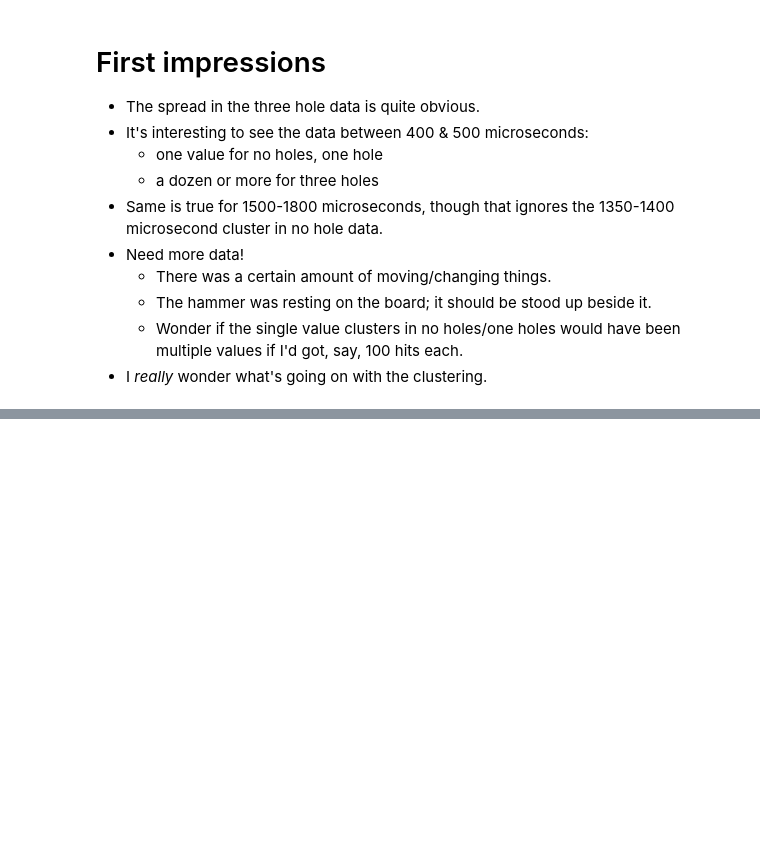
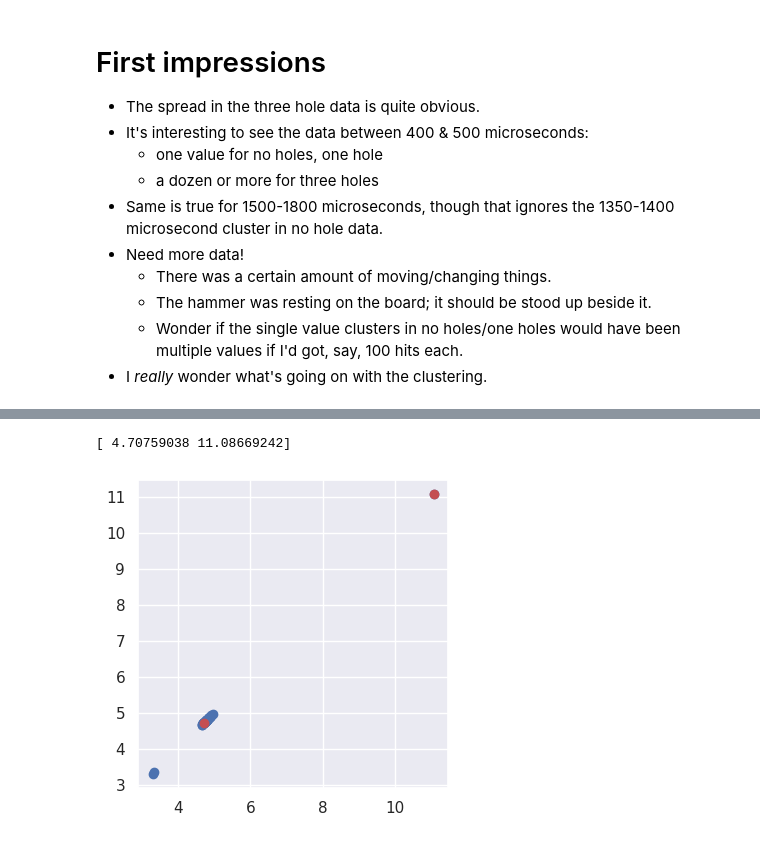
Before and after one commit to saintaardvark/tree_tomography, a Jupyter notebook: data/experiments/2023-dec-17/tree_tomography-december_17_2023.ipynb, the cells around one changed output, grey strips where cells are left out. Saved outputs shown, nothing was run; the diff lists cells and outputs as text; code cells hidden in the pictures; blank space fills up the shorter version.

```diff
--- a/data/experiments/2023-dec-17/tree_tomography-december_17_2023.ipynb
+++ b/data/experiments/2023-dec-17/tree_tomography-december_17_2023.ipynb
@@ -145,0 +158,17 @@ dtype: float64
+# %%
+from scipy.cluster.vq import kmeans, whiten
+
+def kmeans_onecol(df: pd.DataFrame, col: str):
+    """Do kmeans on just one column"""
+    vals = df[df[col].isnull() == False][col]
+    whitened = whiten(vals)
+    codebook, distortion = kmeans(whitened, 2)
+    print(codebook)
+    plt.scatter(whitened, whitened)
+    plt.scatter(codebook, codebook, c='r')
+    plt.show()
+# %%
+kmeans_onecol(df, "one_hole")
+# %% [output]
+[ 4.70759038 11.08669242]
+[figure, added]
```
Also changed, not shown: parts of 8 cells of this notebook.
